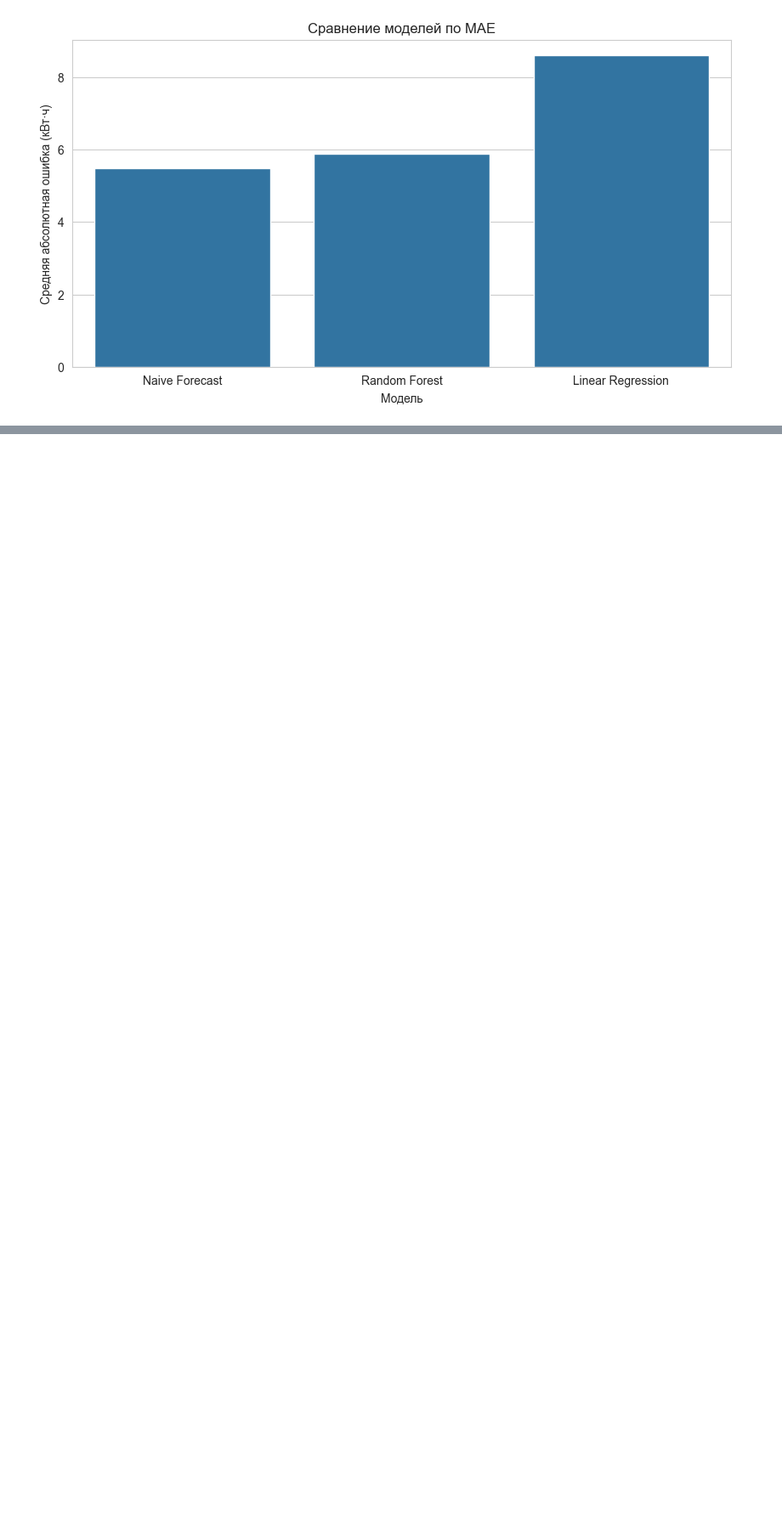
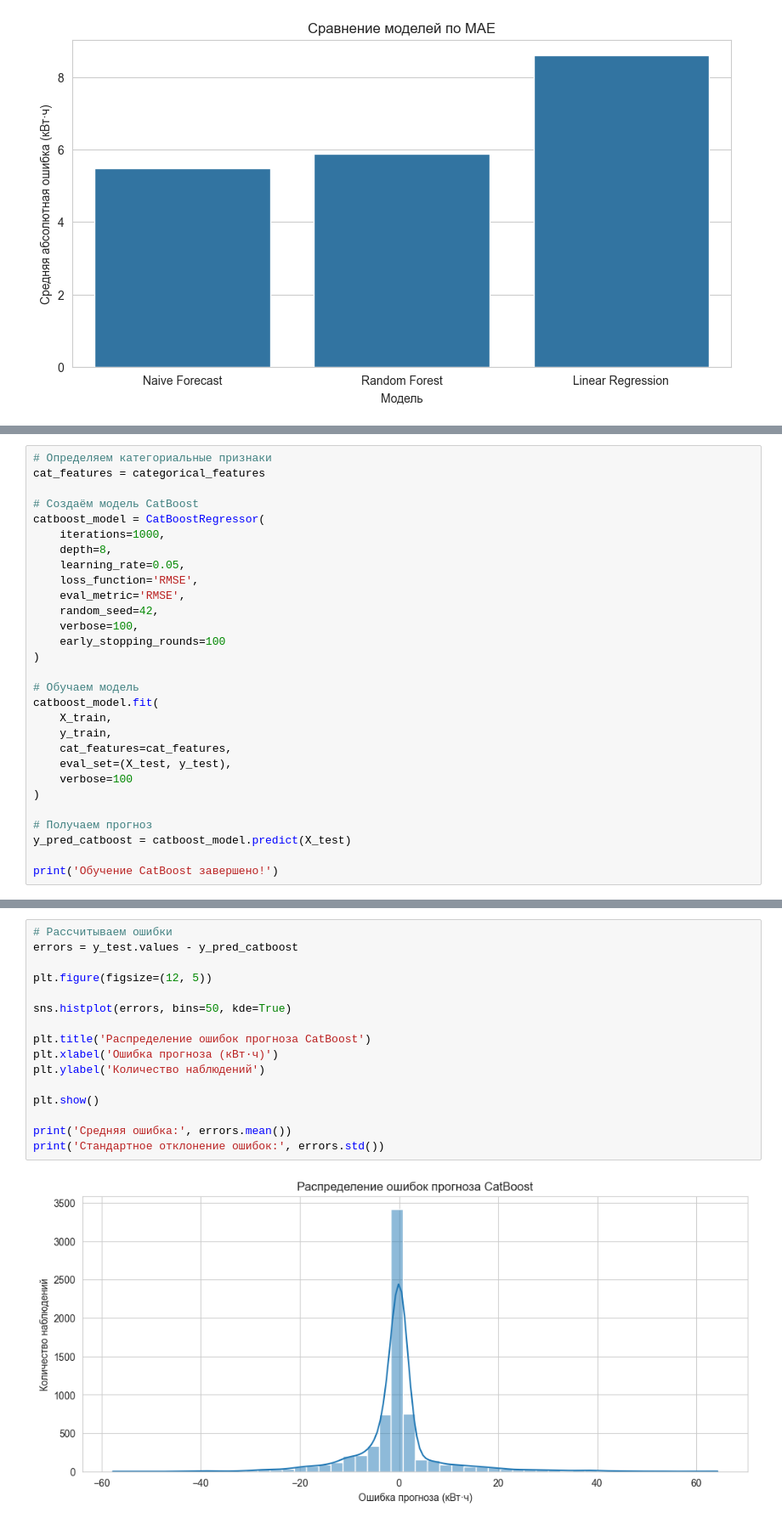
Before and after one commit to red77789/team6, a Jupyter notebook: ML.ipynb, the cells around one changed output, grey strips where cells are left out. Shown at 85% size. Saved outputs shown, nothing was run; the diff lists cells and outputs as text; blank space fills up the shorter version.

```diff
--- a/ML.ipynb
+++ b/ML.ipynb
@@ -636,0 +707,29 @@ ModuleNotFoundError: No module named 'catboost'
+# %%
+# Определяем категориальные признаки
+cat_features = categorical_features
+
+# Создаём модель CatBoost
+catboost_model = CatBoostRegressor(
+    iterations=1000,
+    depth=8,
+    learning_rate=0.05,
+    loss_function='RMSE',
+    eval_metric='RMSE',
+    random_seed=42,
+    verbose=100,
+    early_stopping_rounds=100
+)
+
+# Обучаем модель
+catboost_model.fit(
+    X_train,
+    y_train,
+    cat_features=cat_features,
+    eval_set=(X_test, y_test),
+    verbose=100
+)
+
+# Получаем прогноз
+y_pred_catboost = catboost_model.predict(X_test)
+
+print('Обучение CatBoost завершено!')
@@ -636,0 +800,18 @@ ModuleNotFoundError: No module named 'catboost'
+# %%
+# Рассчитываем ошибки
+errors = y_test.values - y_pred_catboost
+
+plt.figure(figsize=(12, 5))
+
+sns.histplot(errors, bins=50, kde=True)
+
+plt.title('Распределение ошибок прогноза CatBoost')
+plt.xlabel('Ошибка прогноза (кВт·ч)')
+plt.ylabel('Количество наблюдений')
+
+plt.show()
+
+print('Средняя ошибка:', errors.mean())
+print('Стандартное отклонение ошибок:', errors.std())
+# %% [output]
+[figure, added]
```
Also changed, not shown: parts of 50 cells of this notebook, 7 other files.
